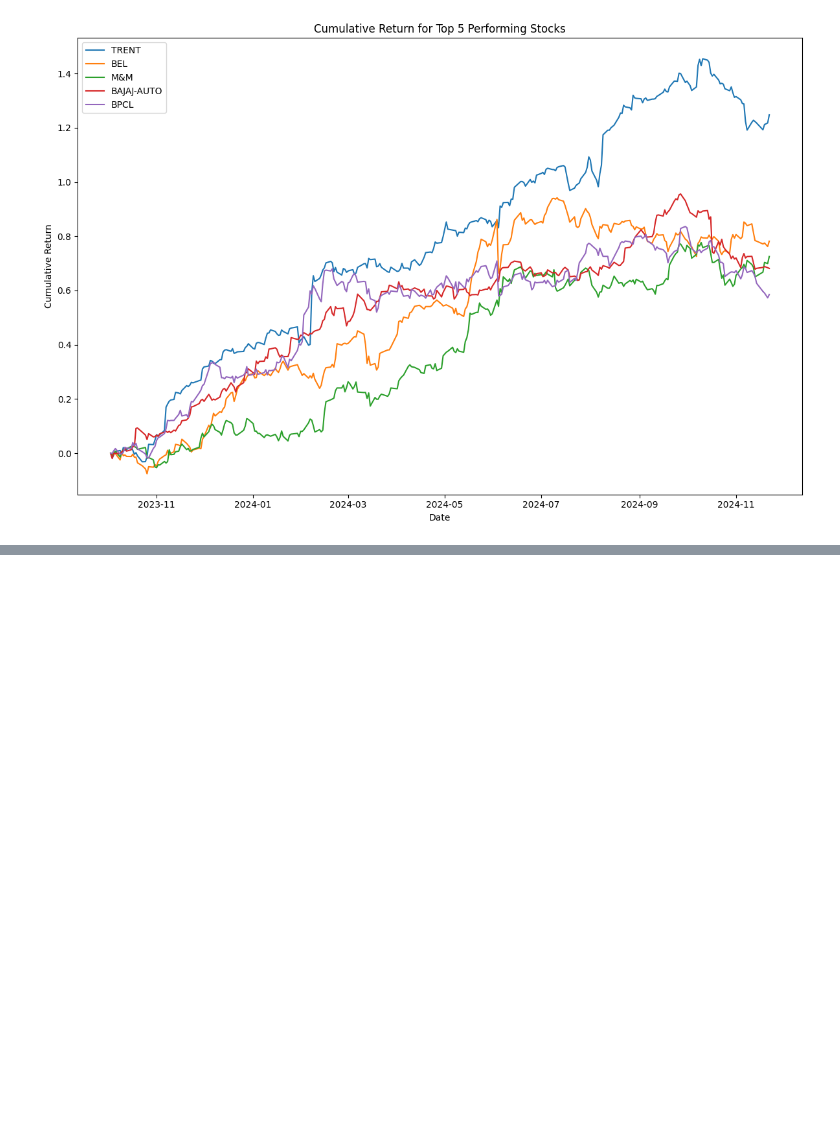
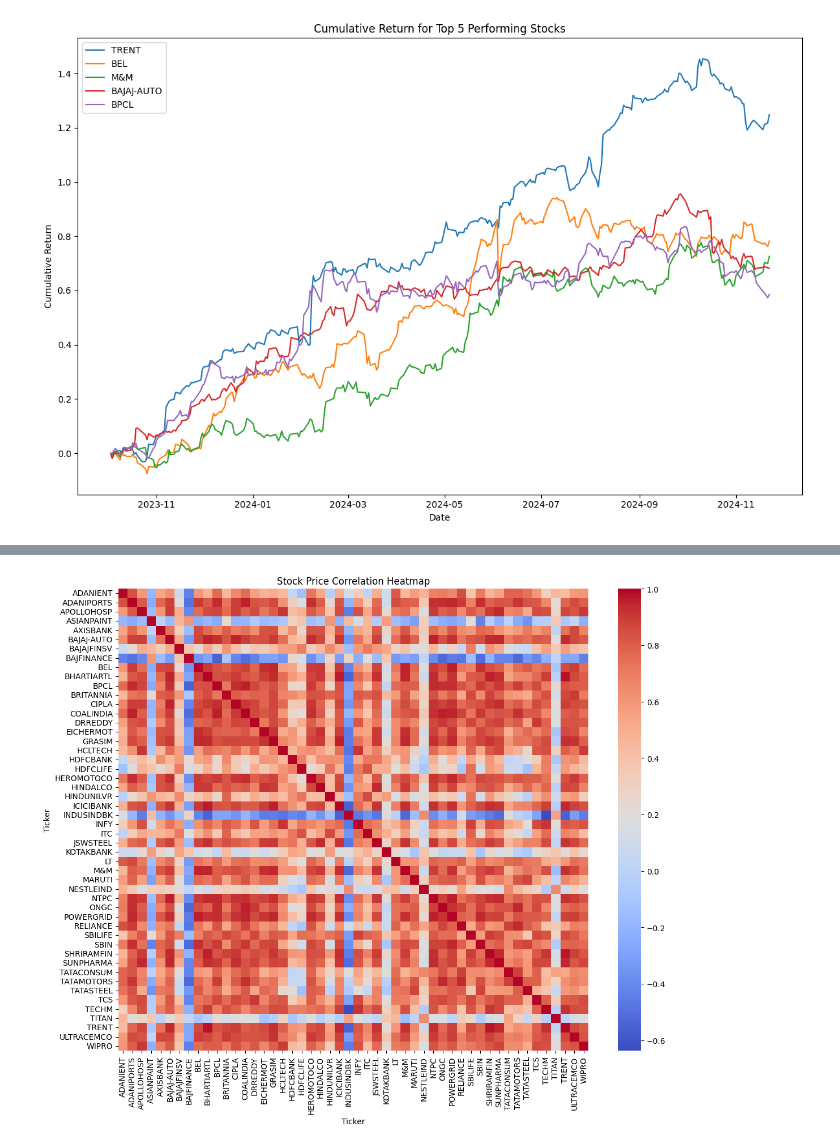
Before and after one commit to viswakimi/Data-Driven-Stock-Analysis, a Jupyter notebook: stock_data.ipynb, the cells around one changed output, grey strips where cells are left out. Cells and saved outputs as stored; diff of their text form; code cells hidden in the pictures; blank space fills up the shorter version.

```diff
--- a/stock_data.ipynb
+++ b/stock_data.ipynb
@@ -478,0 +509,17 @@ plt.show()
+# %%
+query = """
+SELECT * FROM stock_data
+"""
+df = pd.read_sql(query, engine)
+
+stock_prices = df.pivot(index='date', columns='Ticker', values='close')
+correlation_matrix = stock_prices.corr()
+
+plt.figure(figsize=(12, 10))
+sns.heatmap(correlation_matrix, annot=False, cmap='coolwarm', cbar=True)
+plt.title('Stock Price Correlation Heatmap')
+plt.tight_layout()
+plt.savefig('correlation_heatmap.png')
+plt.show()
+# %% [output]
+[figure, added]
```
Also changed, not shown: parts of 3 cells of this notebook, 16 other files.
